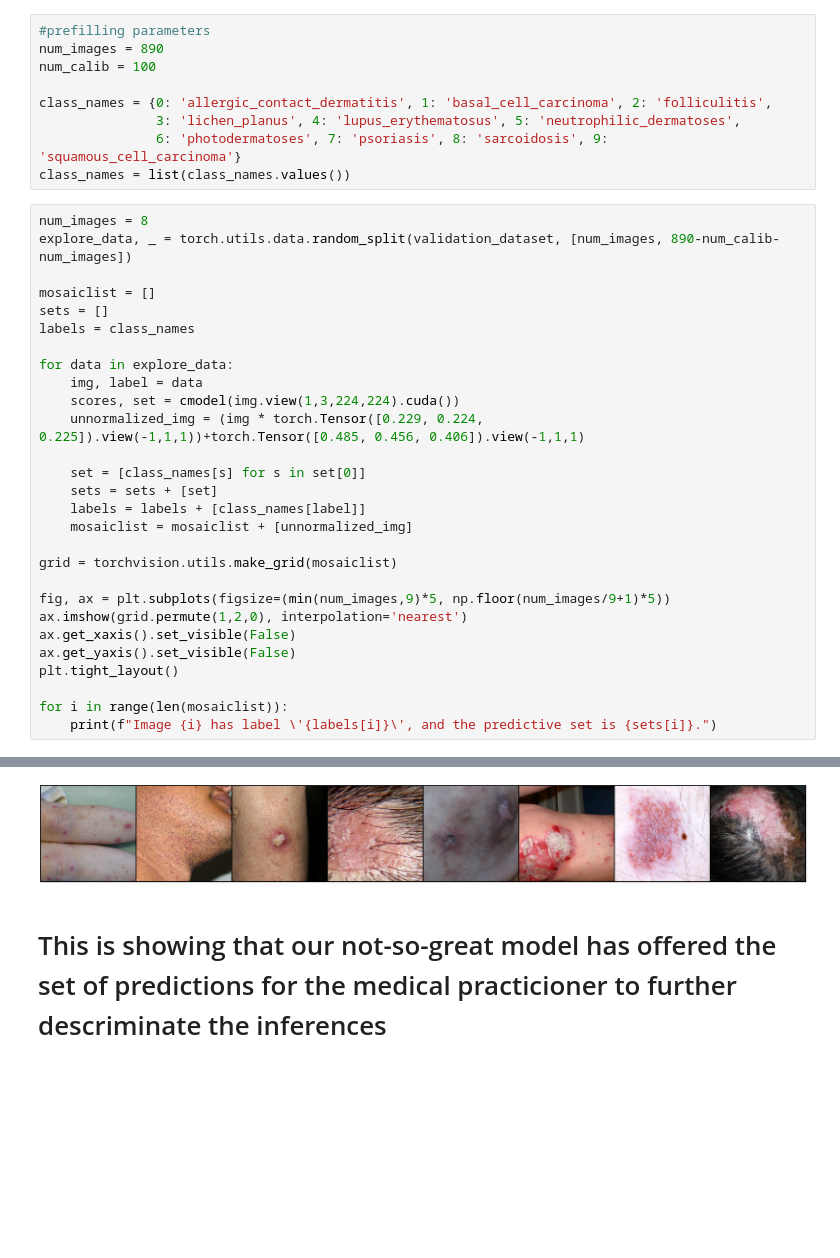
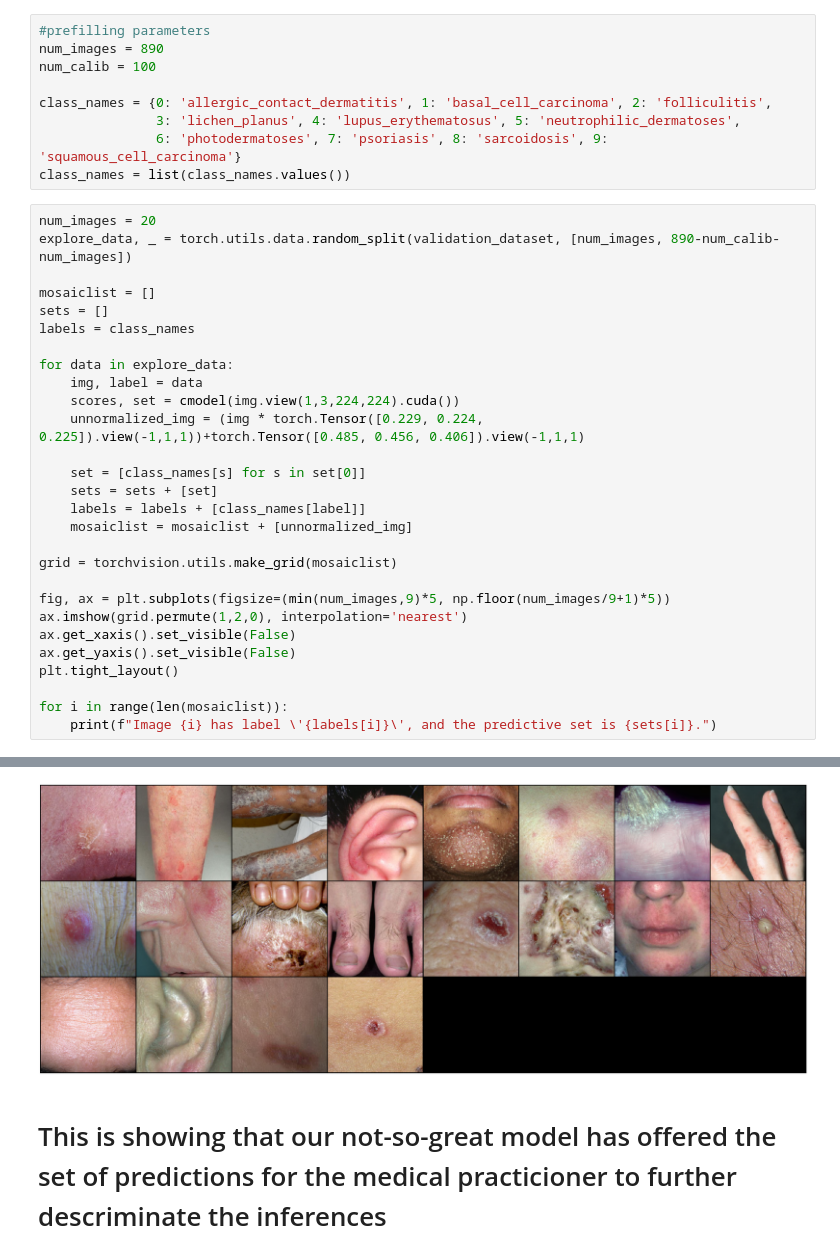
Before and after one commit to wkiger2/FinalProject, a Jupyter notebook: start_metric_raps_derm_study.ipynb, the cells around one changed output, grey strips where cells are left out. Cells and saved outputs as stored; diff of their text form; blank space fills up the shorter version.

```diff
--- a/start_metric_raps_derm_study.ipynb
+++ b/start_metric_raps_derm_study.ipynb
@@ -112,7 +112,7 @@ class_names = {0: 'allergic_contact_dermatitis', 1: 'basal_cell_carcinoma', 2: '
                6: 'photodermatoses', 7: 'psoriasis', 8: 'sarcoidosis', 9: 'squamous_cell_carcinoma'}
 class_names = list(class_names.values())
 # %%
-num_images = 8
+num_images = 20
 explore_data, _ = torch.utils.data.random_split(validation_dataset, [num_images, 890-num_calib-num_images])
 
 mosaiclist = []
@@ -151,3 +163,3 @@ Image 7 has label 'psoriasis', and the predictive set is ['lupus_erythematosus',
-[figure, old version]
+[figure, new version]
 # %% [markdown]
 # This is showing that our not-so-great model has offered the set of predictions for the medical practicioner to further descriminate the inferences
```
Also changed, not shown: parts of 5 cells of this notebook.
